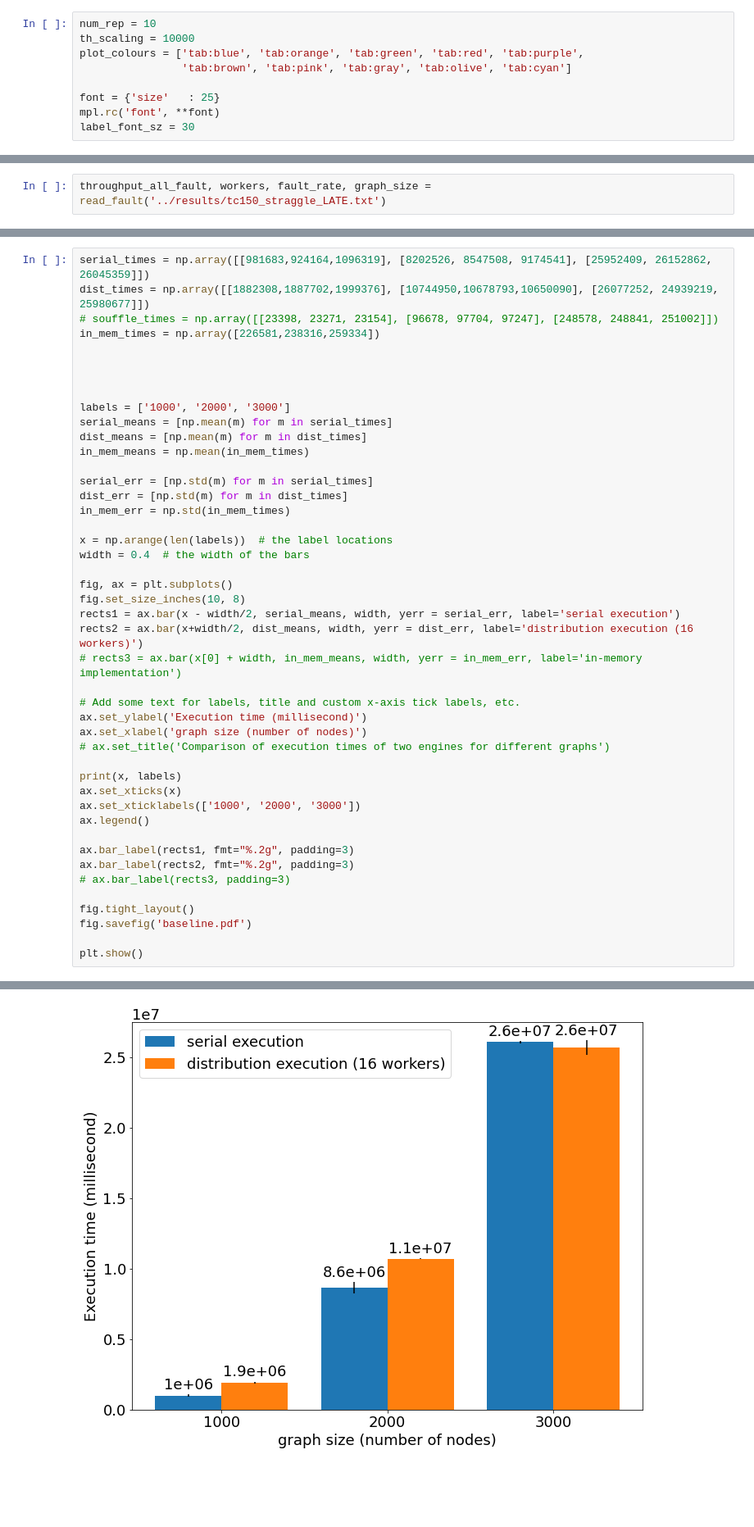
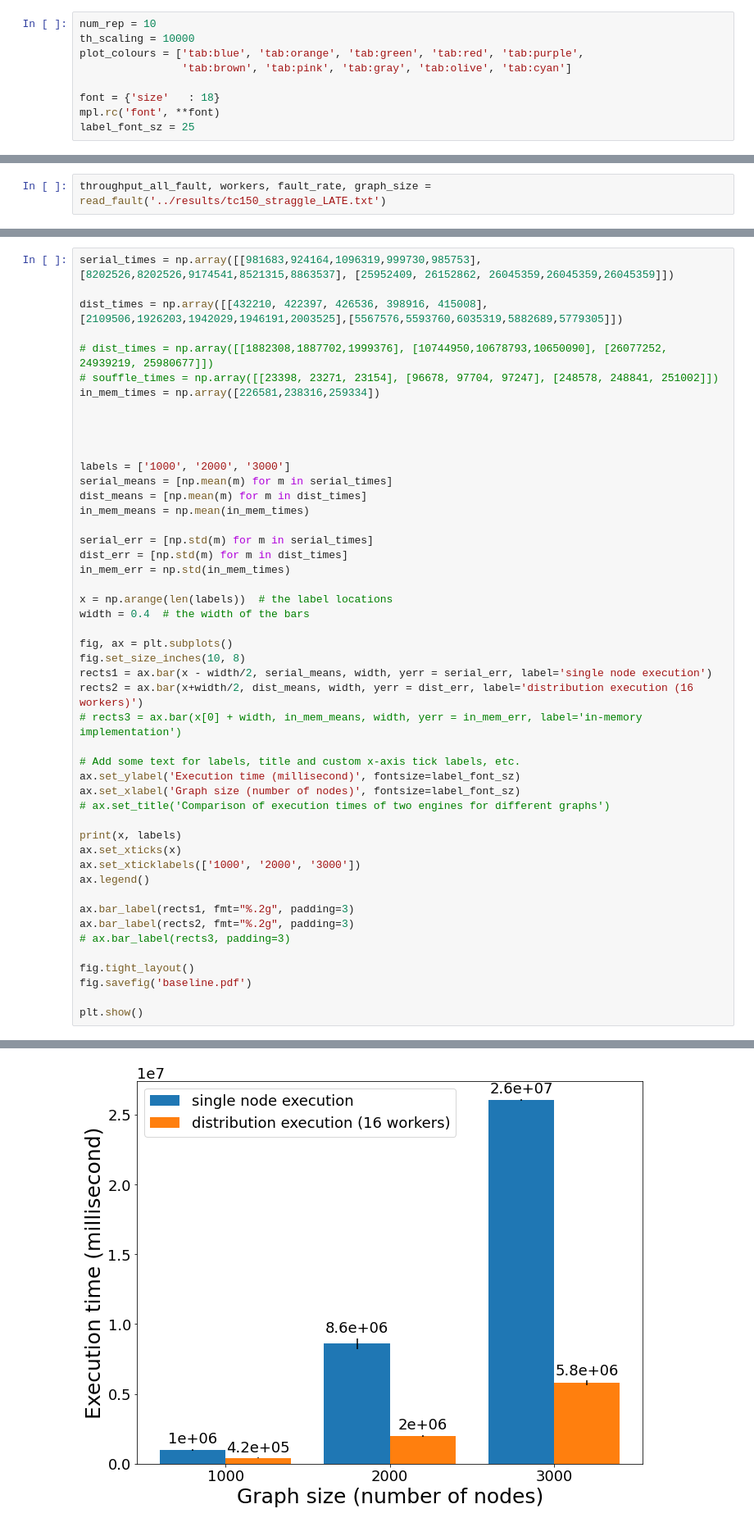
Before and after one commit to Vincent-lau/erlog, a Jupyter notebook: apps/bench/src/plot.ipynb, the cells around one changed output, grey strips where cells are left out. Shown: that part at 82% size. Cells and saved outputs as stored; diff of their text form; blank space fills up the shorter version.

```diff
--- a/apps/bench/src/plot.ipynb
+++ b/apps/bench/src/plot.ipynb
@@ -9,7 +9,7 @@ th_scaling = 10000
 plot_colours = ['tab:blue', 'tab:orange', 'tab:green', 'tab:red', 'tab:purple',
                 'tab:brown', 'tab:pink', 'tab:gray', 'tab:olive', 'tab:cyan']
 
-font = {'size'   : 25}
+font = {'size'   : 18}
 mpl.rc('font', **font)
-label_font_sz = 30
+label_font_sz = 25
 # %%
@@ -227,6 +221,9 @@ fig.savefig(f'{prog_name}_th.pdf')
 # %%
-serial_times = np.array([[981683,924164,1096319], [8202526, 8547508, 9174541], [25952409, 26152862, 26045359]])
-dist_times = np.array([[1882308,1887702,1999376], [10744950,10678793,10650090], [26077252, 24939219, 25980677]])
+serial_times = np.array([[981683,924164,1096319,999730,985753], [8202526,8202526,9174541,8521315,8863537], [25952409, 26152862, 26045359,26045359,26045359]])
+
+dist_times = np.array([[432210, 422397, 426536, 398916, 415008], [2109506,1926203,1942029,1946191,2003525],[5567576,5593760,6035319,5882689,5779305]])
+
+# dist_times = np.array([[1882308,1887702,1999376], [10744950,10678793,10650090], [26077252, 24939219, 25980677]])
 # souffle_times = np.array([[23398, 23271, 23154], [96678, 97704, 97247], [248578, 248841, 251002]])
 in_mem_times = np.array([226581,238316,259334])
 
@@ -241,36 +238,36 @@ in_mem_means = np.mean(in_mem_times)
 serial_err = [np.std(m) for m in serial_times]
 dist_err = [np.std(m) for m in dist_times]
 in_mem_err = np.std(in_mem_times)
 
 x = np.arange(len(labels))  # the label locations
 width = 0.4  # the width of the bars
 
 fig, ax = plt.subplots()
 fig.set_size_inches(10, 8)
-rects1 = ax.bar(x - width/2, serial_means, width, yerr = serial_err, label='serial execution')
+rects1 = ax.bar(x - width/2, serial_means, width, yerr = serial_err, label='single node execution')
 rects2 = ax.bar(x+width/2, dist_means, width, yerr = dist_err, label='distribution execution (16 workers)')
 # rects3 = ax.bar(x[0] + width, in_mem_means, width, yerr = in_mem_err, label='in-memory implementation')
 
 # Add some text for labels, title and custom x-axis tick labels, etc.
-ax.set_ylabel('Execution time (millisecond)')
-ax.set_xlabel('graph size (number of nodes)')
+ax.set_ylabel('Execution time (millisecond)', fontsize=label_font_sz)
+ax.set_xlabel('Graph size (number of nodes)', fontsize=label_font_sz)
 # ax.set_title('Comparison of execution times of two engines for different graphs')
 
 print(x, labels)
 ax.set_xticks(x)
 ax.set_xticklabels(['1000', '2000', '3000'])
 ax.legend()
 
 ax.bar_label(rects1, fmt="%.2g", padding=3)
 ax.bar_label(rects2, fmt="%.2g", padding=3)
 # ax.bar_label(rects3, padding=3)
 
 fig.tight_layout()
 fig.savefig('baseline.pdf')
 
 plt.show()
 # %% [output]
 [0 1 2] ['1000', '2000', '3000']
-[figure, old version]
+[figure, new version]
 # %%
 serial_times = np.array([981683,924164,1096319,999730,985753])
```
Also changed, not shown: parts of 8 cells of this notebook, 1 other file.
